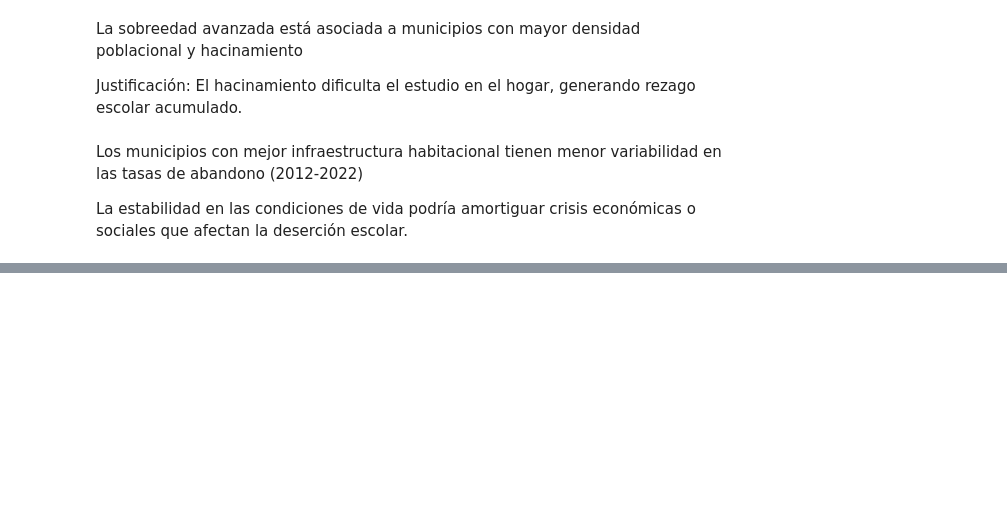
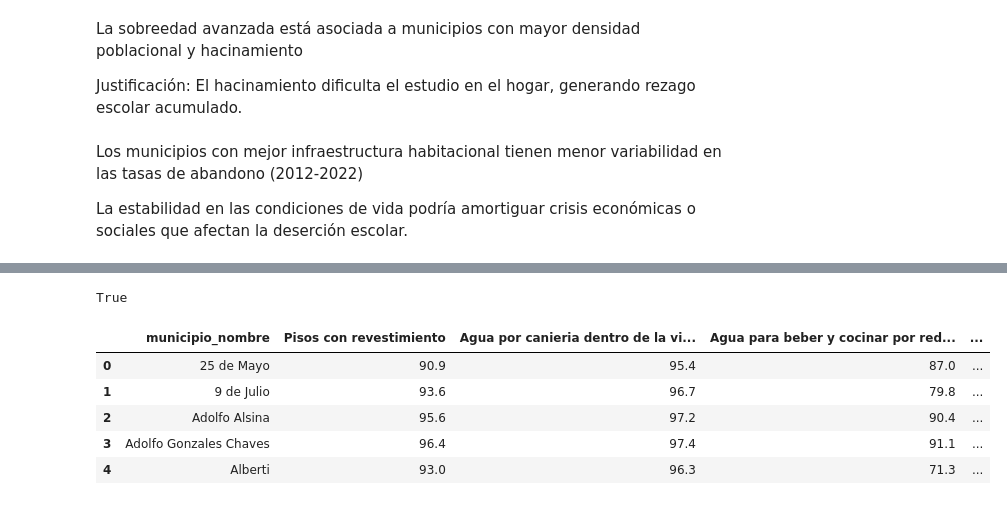
Before and after one commit to lmendezayl/uba-ldd-tp1, a Jupyter notebook: TP_1.ipynb, the cells around one changed output, grey strips where cells are left out. Saved outputs shown, nothing was run; the diff lists cells and outputs as text; code cells hidden in the pictures; blank space fills up the shorter version.

Commit message:
Empece el 4, limpie datos, cree tablas, y filtre datos de df_educacion para 2022

```diff
--- a/TP_1.ipynb
+++ b/TP_1.ipynb
@@ -556,0 +601,38 @@ La estabilidad en las condiciones de vida podría amortiguar crisis económicas
+# %%
+cambiar_tildes = {"á": "a","é": "e","í": "i","ó": "o","ú": "u","ü": "u"}
+# Funcion para sacar tildes de nombres
+import re
+pattern = re.compile("|".join(cambiar_tildes.keys())) # no tengo idea como funciona un regex perdon soy de datos
+def destildar(texto):
+    return pattern.sub(lambda x: cambiar_tildes[x.group()], texto)
+# %%
+# Limpieza de datos
+# Importamos el dataset
+df_censo_2022_cond_hab = pd.read_csv("indec_2022_condiciones_habitacionales.csv")
+# %%
+# Limpiamos tildes de nombres de partidos
+df_censo_2022_cond_hab['Partido'] = df_censo_2022_cond_hab['Partido'].apply(destildar)
+
+df_censo_2022_cond_hab = (
+    df_censo_2022_cond_hab
+    .rename(columns={"Partido" : 'municipio_nombre'}) # Igualamos nombre de columna de df_educacion
+    .set_index('municipio_nombre')
+    .sort_index()
+    .reset_index()) # un poco de tira y afloja porque no sabia hacerlo sino
+# %%
+# Verificamos que tengamos los mismos valores en ambas tablas para poder hacer un join
+set_censo = set(df_censo_2022_cond_hab['municipio_nombre'].unique().tolist())
+set_educ = set(df_educacion['municipio_nombre'].unique().tolist())
+set_censo == set_educ
+# %% [output]
+True
+# %%
+# ya chequee que las filas sean las mismas, sort_index me lo garantiza, aun asi ya lo mire, podemos confiar
+df_censo_2022_cond_hab.head()
+# %% [output]
+|  | municipio_nombre | Pisos con revestimiento | Agua por canieria dentro de la vi... | Agua para beber y cocinar por red... | ... |
+| 0 | 25 de Mayo | 90.9 | 95.4 | 87.0 | ... |
+| 1 | 9 de Julio | 93.6 | 96.7 | 79.8 | ... |
+| 2 | Adolfo Alsina | 95.6 | 97.2 | 90.4 | ... |
+| 3 | Adolfo Gonzales Chaves | 96.4 | 97.4 | 91.1 | ... |
+| 4 | Alberti | 93.0 | 96.3 | 71.3 | ... |
```
Also changed, not shown: parts of 17 cells of this notebook.
